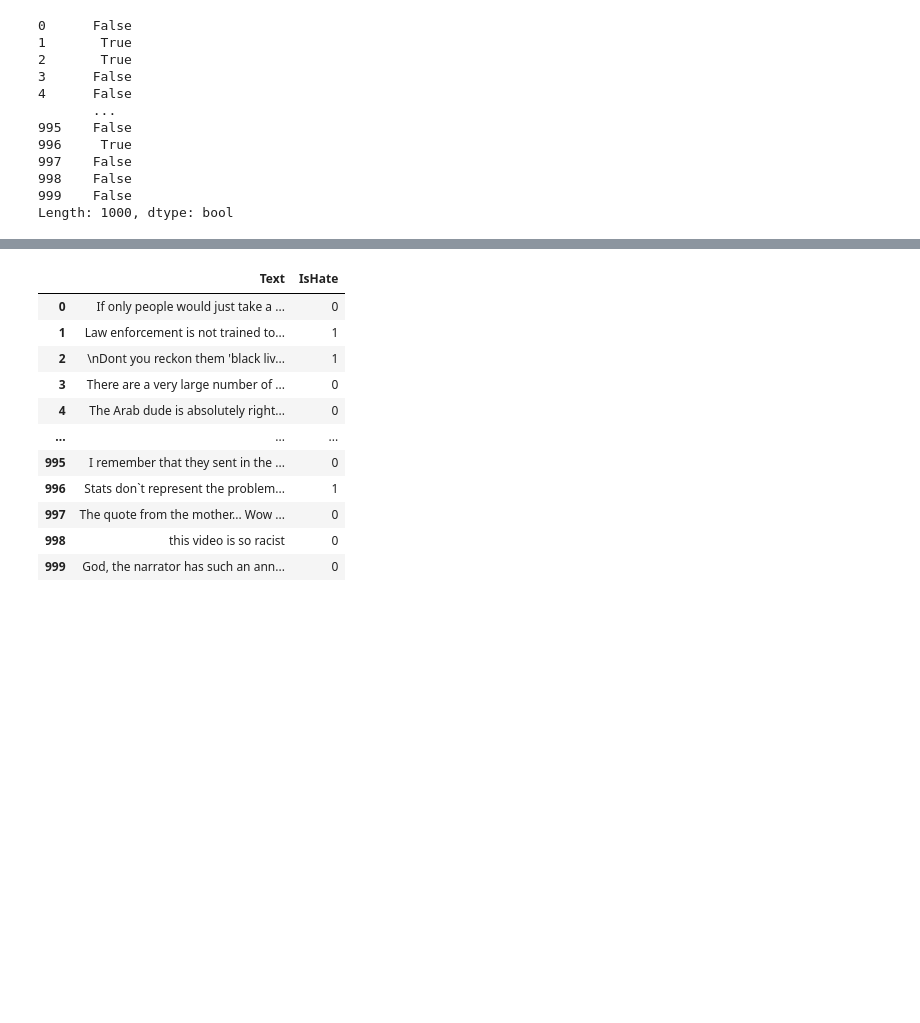
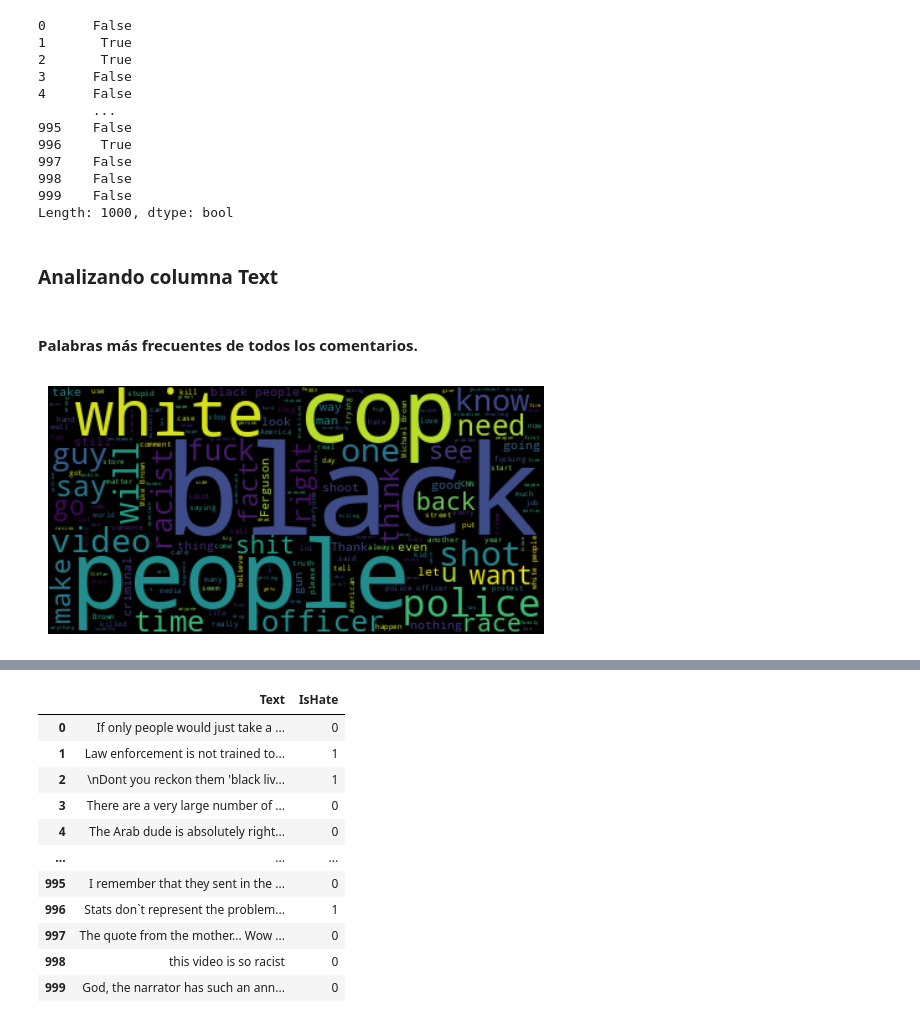
Before and after one commit to AI-School-F5-P3/G13_NLP_youtube, a Jupyter notebook: notebooks/eda.ipynb, the cells around one changed output, grey strips where cells are left out. Cells and saved outputs as stored; diff of their text form; code cells hidden in the pictures; blank space fills up the shorter version.

Commit message:
Add words image

```diff
--- a/notebooks/eda.ipynb
+++ b/notebooks/eda.ipynb
@@ -133,0 +137,3 @@ Observamos el gran desbalance existente en las categorías.
+# %%
+data = data.drop(["IsHomophobic", "IsRadicalism"], axis=1)
+data.columns
@@ -161,3 +172,5 @@ label_counts >= 1
 998    False
 999    False
 Length: 1000, dtype: bool
+# %% [markdown]
+### Analizando columna Text
@@ -163,0 +179,12 @@ Length: 1000, dtype: bool
+# %% [markdown]
+#### Palabras más frecuentes de todos los comentarios.
+# %%
+text_list = data["Text"].to_list()
+wordcloud = WordCloud(stopwords=STOPWORDS).generate(" ".join(text_list))
+
+plt.figure()
+plt.imshow(wordcloud, interpolation="bilinear")
+plt.axis("off")
+plt.show()
+# %% [output]
+[figure, added]
```
Also changed, not shown: parts of 20 cells of this notebook.
